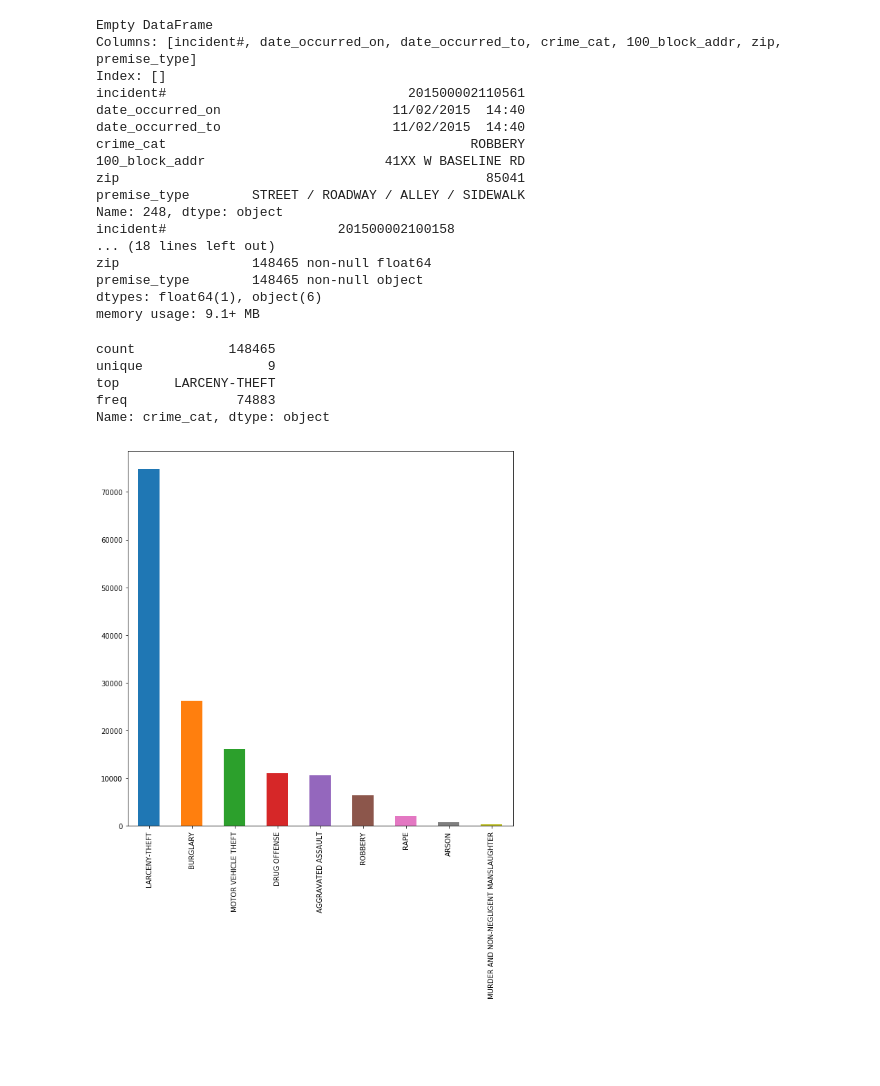
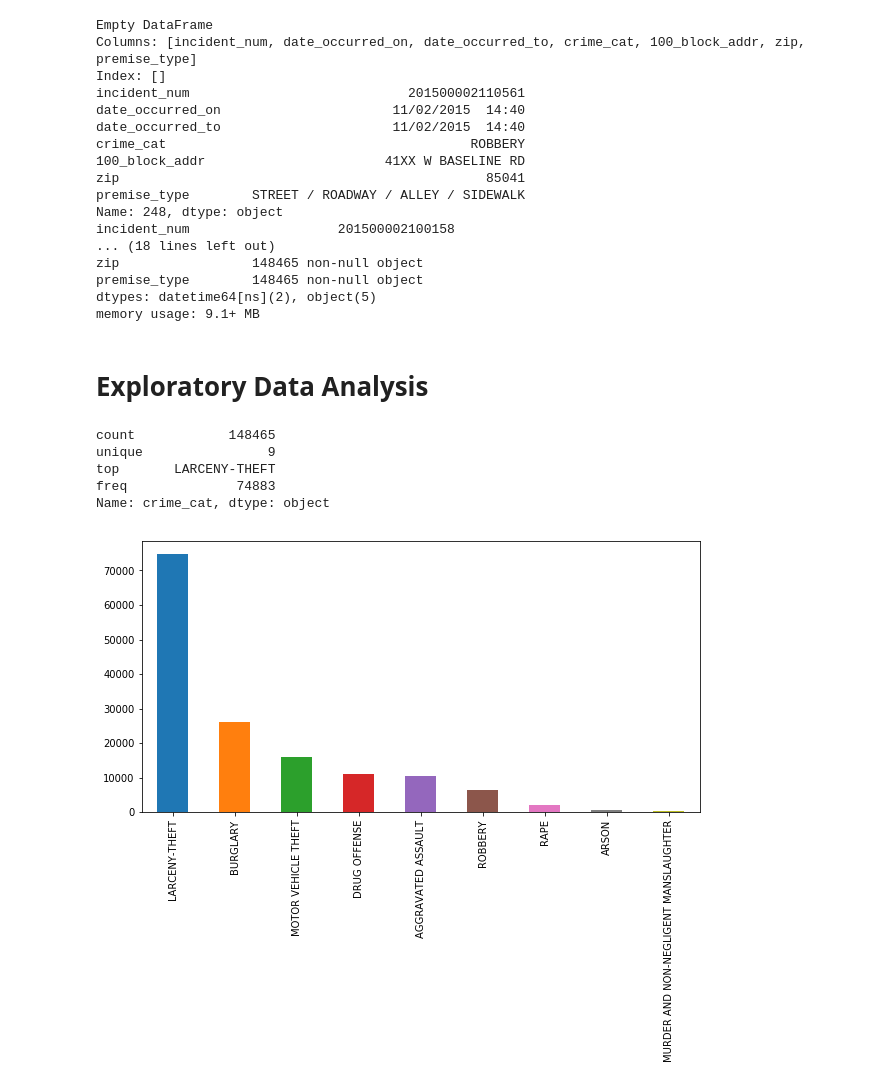
Before and after one commit to jpeterson28/DSCT_Capstone1, a Jupyter notebook: Code.ipynb, the cells around one changed output. Drawn from its saved outputs; the diff is of its cells as text; code cells hidden in the pictures; blank space fills up the shorter version.

```diff
--- a/Code.ipynb
+++ b/Code.ipynb
@@ -12,14 +12,14 @@ import seaborn as sns
 data_022718 = 'crime-datacrime-datacrimestat.csv'
 
 # Read file in DataFrame
-crime = pd.read_csv(data_022718, sep=',', low_memory=False)
+crime = pd.read_csv(data_022718, sep=',', low_memory=False, dtype={'ZIP': object})
 
 # Quick view of the data
 print(crime.head())
 print(crime.info())
 
 # Rename columns
-crime.columns = ['incident#', 'date_occurred_on', 'date_occurred_to', 'crime_cat', '100_block_addr', 'zip', 'premise_type']
+crime.columns = ['incident_num', 'date_occurred_on', 'date_occurred_to', 'crime_cat', '100_block_addr', 'zip', 'premise_type']
 # %% [output]
         INC NUMBER        OCCURRED ON        OCCURRED TO   UCR CRIME CATEGORY  \
 0  201600000052855  11/01/2015  00:00  01/09/2016  00:00  MOTOR VEHICLE THEFT
@@ -109,14 +111,18 @@ print(crime_clean[['date_occurred_on', 'date_occurred_to']].isna().sum())
 
 # Premise type NaN convert to Unknown
 crime_clean.premise_type = crime_clean.premise_type.fillna('UNKNOWN')
+
+# Convert date columns to datetime
+crime_clean['date_occurred_on'] = pd.to_datetime(crime_clean['date_occurred_on'], format='%m/%d/%Y %H:%M')
+crime_clean['date_occurred_to'] = pd.to_datetime(crime_clean['date_occurred_to'], format='%m/%d/%Y %H:%M')
 crime_clean.info()
 
 # Clean dataframe is called crime_clean
 # %% [output]
 Empty DataFrame
-Columns: [incident#, date_occurred_on, date_occurred_to, crime_cat, 100_block_addr, zip, premise_type]
+Columns: [incident_num, date_occurred_on, date_occurred_to, crime_cat, 100_block_addr, zip, premise_type]
 Index: []
-incident#                               201500002110561
+incident_num                            201500002110561
 date_occurred_on                      11/02/2015  14:40
 date_occurred_to                      11/02/2015  14:40
 crime_cat                                       ROBBERY
@@ -124,22 +130,22 @@ crime_cat                                       ROBBERY
 zip                                               85041
 premise_type        STREET / ROADWAY / ALLEY / SIDEWALK
 Name: 248, dtype: object
-incident#                      201500002100158
+incident_num                   201500002100158
 ... (18 lines left out)
-zip                 148465 non-null float64
+zip                 148465 non-null object
 premise_type        148465 non-null object
-dtypes: float64(1), object(6)
+dtypes: datetime64[ns](2), object(5)
 memory usage: 9.1+ MB
+# %% [markdown]
+# Exploratory Data Analysis
 # %%
-# Exploratory Data Analysis
-
-crime_clean['crime_cat'].value_counts().plot(kind='bar', figsize=(10,10))
+crime_clean['crime_cat'].value_counts().plot(kind='bar', figsize=(10,5))
 crime_clean.crime_cat.describe()
 # %% [output]
 count            148465
 unique                9
 top       LARCENY-THEFT
 freq              74883
 Name: crime_cat, dtype: object
-[figure, old version]
+[figure, new version]
 # %%
```
Also changed, not shown: parts of 16 cells of this notebook.
